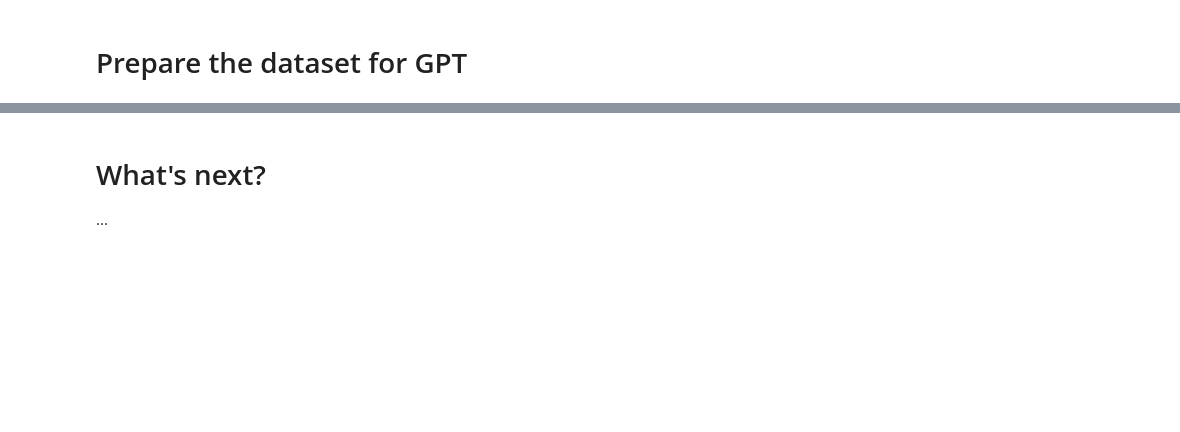
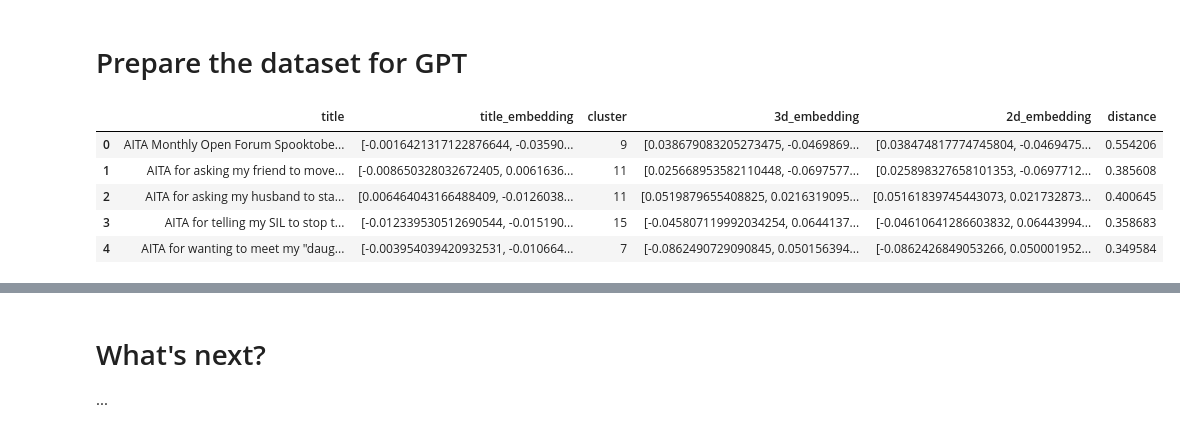
Before and after one commit to shaw-matt/clustering_workshop, a Jupyter notebook: clustering_workshop.ipynb, the cells around one changed output, grey strips where cells are left out. Cells and saved outputs as stored; diff of their text form; code cells hidden in the pictures; blank space fills up the shorter version.

```diff
--- a/clustering_workshop.ipynb
+++ b/clustering_workshop.ipynb
@@ -102,6 +226,22 @@ Let's use principle component analysis to reduce the dimensionality of the embed
 # Prepare the dataset for GPT
 # %%
 # Calculate distance to center of cluster for each sample
+distance = []
+
+for i, distances in enumerate(km.transform(X)):
+    sample_cluster = df["cluster"].iloc[i]
+    distance_to_cluster = distances[sample_cluster]
+    distance.append(distance_to_cluster)
+
+df["distance"] = distance
+df.head()
+# %% [output]
+|  | title | title_embedding | cluster | 3d_embedding | 2d_embedding | distance |
+| 0 | AITA Monthly Open Forum Spooktobe... | [-0.0016421317122876644, -0.03590... | 9 | [0.038679083205273475, -0.0469869... | [0.038474817774745804, -0.0469475... | 0.554206 |
+| 1 | AITA for asking my friend to move... | [-0.008650328032672405, 0.0061636... | 11 | [0.025668953582110448, -0.0697577... | [0.025898327658101353, -0.0697712... | 0.385608 |
+| 2 | AITA for asking my husband to sta... | [0.006464043166488409, -0.0126038... | 11 | [0.0519879655408825, 0.0216319095... | [0.05161839745443073, 0.021732873... | 0.400645 |
+| 3 | AITA for telling my SIL to stop t... | [-0.012339530512690544, -0.015190... | 15 | [-0.045807119992034254, 0.0644137... | [-0.04610641286603832, 0.06443994... | 0.358683 |
+| 4 | AITA for wanting to meet my "daug... | [-0.003954039420932531, -0.010664... | 7 | [-0.0862490729090845, 0.050156394... | [-0.0862426849053266, 0.050001952... | 0.349584 |
 # %%
 # # Set your API key
 # api_key = <key>
```
Also changed, not shown: parts of 8 cells of this notebook.
